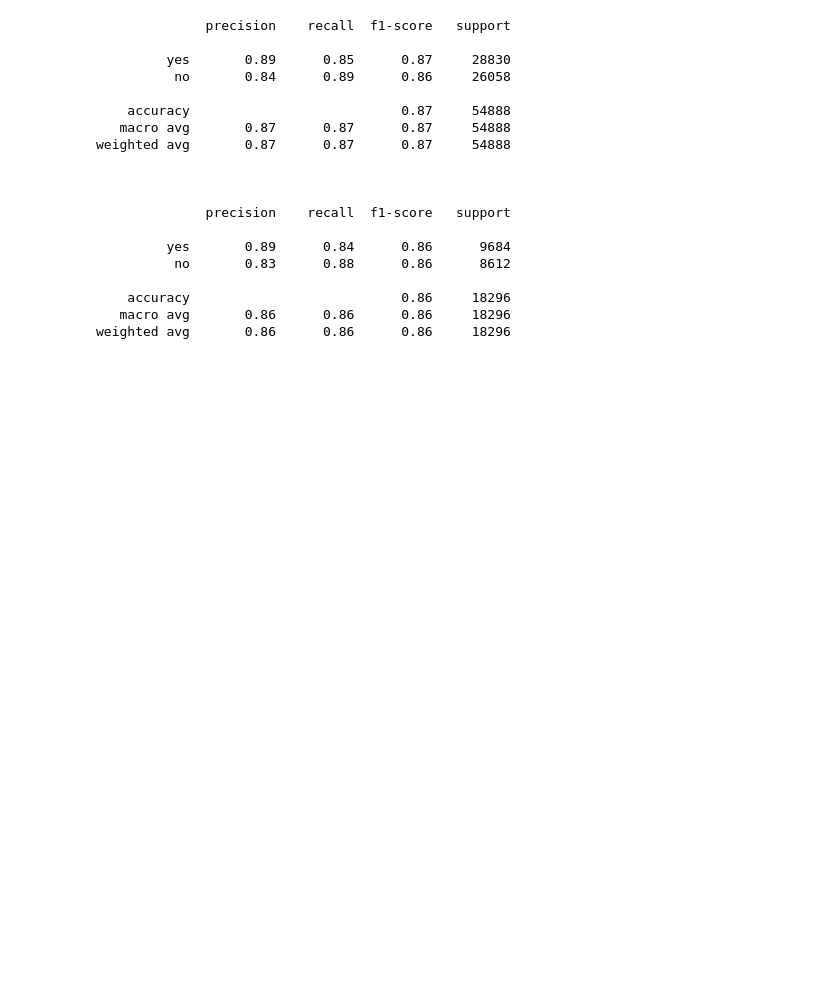
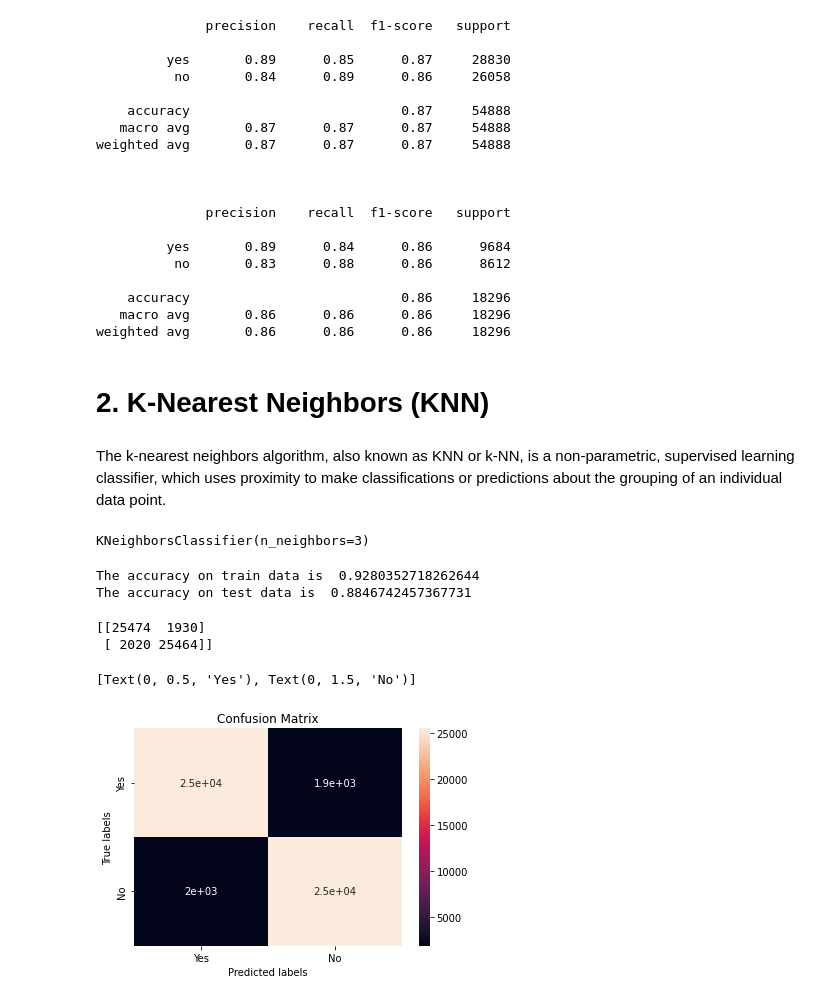
Before and after one commit to saqquib/Bank-Marketing-Effectiveness-Prediction, a Jupyter notebook: Bank_Marketing_Effectiveness_Prediction_Capstone_Project.ipynb, the cells around one changed output. Saved outputs shown, nothing was run; the diff lists cells and outputs as text; code cells hidden in the pictures; blank space fills up the shorter version.

```diff
--- a/Bank_Marketing_Effectiveness_Prediction_Capstone_Project.ipynb
+++ b/Bank_Marketing_Effectiveness_Prediction_Capstone_Project.ipynb
@@ -1079,3 +1081,49 @@ weighted avg       0.87      0.87      0.87     54888
     accuracy                           0.86     18296
    macro avg       0.86      0.86      0.86     18296
 weighted avg       0.86      0.86      0.86     18296
+# %% [markdown]
+# **2. K-Nearest Neighbors (KNN)**
+# %% [markdown]
+The k-nearest neighbors algorithm, also known as KNN or k-NN, is a non-parametric, supervised learning classifier, which uses proximity to make classifications or predictions about the grouping of an individual data point.
+# %%
+# Setup a knn classifier with k neighbors
+K_model = KNeighborsClassifier(n_neighbors=3)
+
+# Fit the model
+K_model.fit(X_train,y_train)
+# %% [output]
+KNeighborsClassifier(n_neighbors=3)
+# %%
+train_class_preds = K_model.predict(X_train)
+test_class_preds = K_model.predict(X_test)
+# %%
+# Get the accuracy scores
+train_accuracy = accuracy_score(train_class_preds,y_train)
+test_accuracy = accuracy_score(test_class_preds,y_test)
+
+print("The accuracy on train data is ", train_accuracy)
+print("The accuracy on test data is ", test_accuracy)
+# %% [output]
+The accuracy on train data is  0.9280352718262644
+The accuracy on test data is  0.8846742457367731
+# %%
+# Confusion matrix for train
+
+labels = ['Yes', 'No']
+cm = confusion_matrix(y_train, train_class_preds)
+print(cm)
+
+ax= plt.subplot()
+sns.heatmap(cm, annot=True, ax = ax)
+
+# labels, title and ticks
+ax.set_xlabel('Predicted labels')
+ax.set_ylabel('True labels')
+ax.set_title('Confusion Matrix')
+ax.xaxis.set_ticklabels(labels)
+ax.yaxis.set_ticklabels(labels)
+# %% [output]
+[[25474  1930]
+ [ 2020 25464]]
+[Text(0, 0.5, 'Yes'), Text(0, 1.5, 'No')]
+[figure, added]
```
Also changed, not shown: parts of 17 cells of this notebook.
